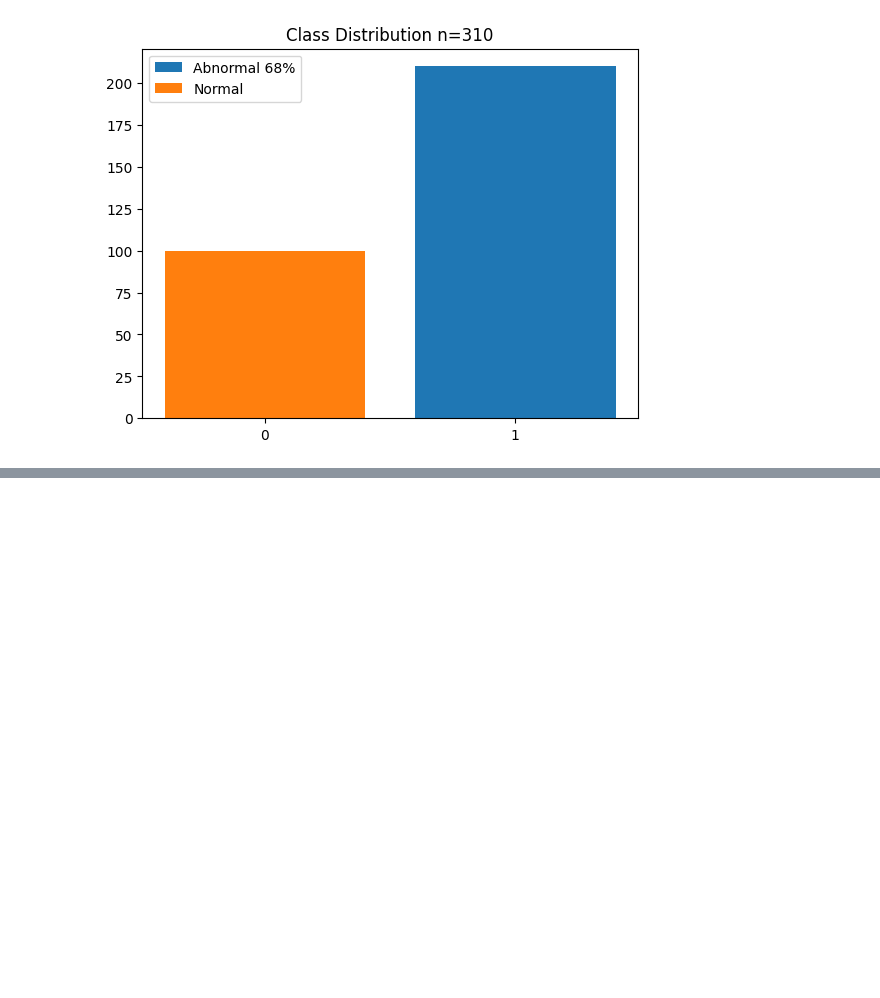
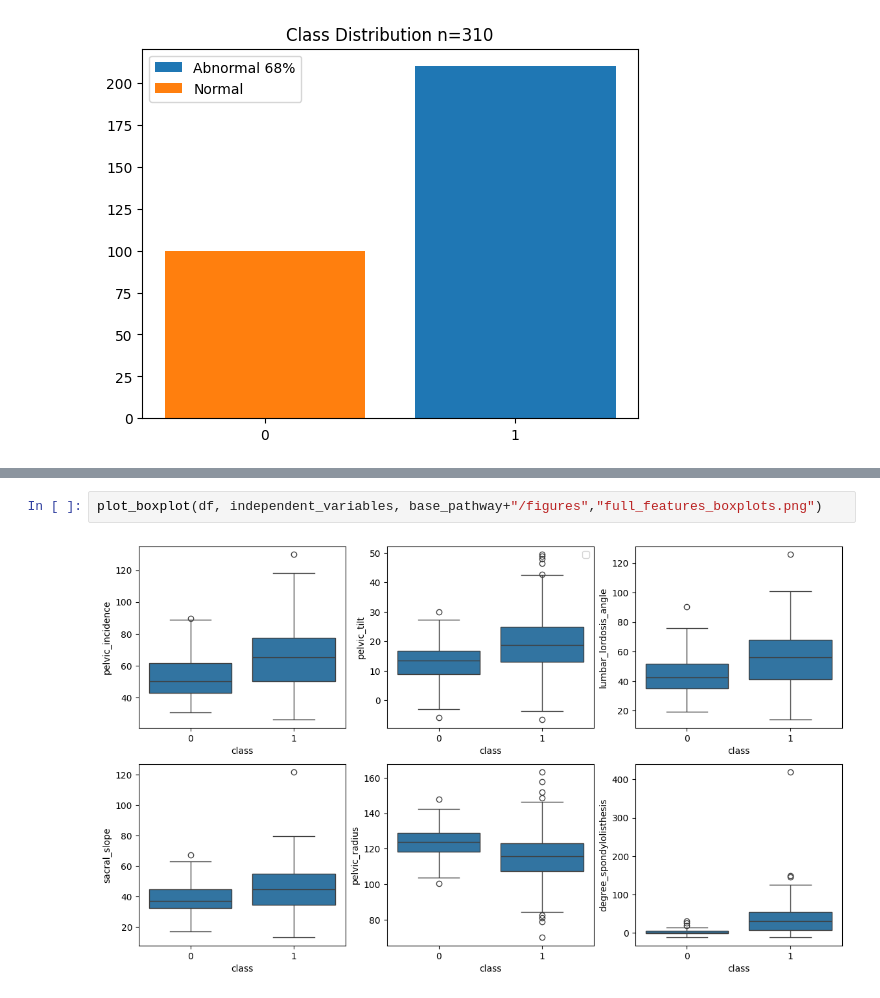
Before and after one commit to pjtoral-trjn/vertebral_classification, a Jupyter notebook: notebook/exploratory_data_analysis.ipynb, the cells around one changed output, grey strips where cells are left out. Saved outputs shown, nothing was run; the diff lists cells and outputs as text; blank space fills up the shorter version.

Commit message:
Figures, Notebooks and plot helper changes

```diff
--- a/notebook/exploratory_data_analysis.ipynb
+++ b/notebook/exploratory_data_analysis.ipynb
@@ -66,0 +35,4 @@ plt.show()
+# %%
+plot_boxplot(df, independent_variables, base_pathway+"/figures","full_features_boxplots.png")
+# %% [output]
+[figure, added]
```
Also changed, not shown: parts of 3 cells of this notebook, 3 other files.
